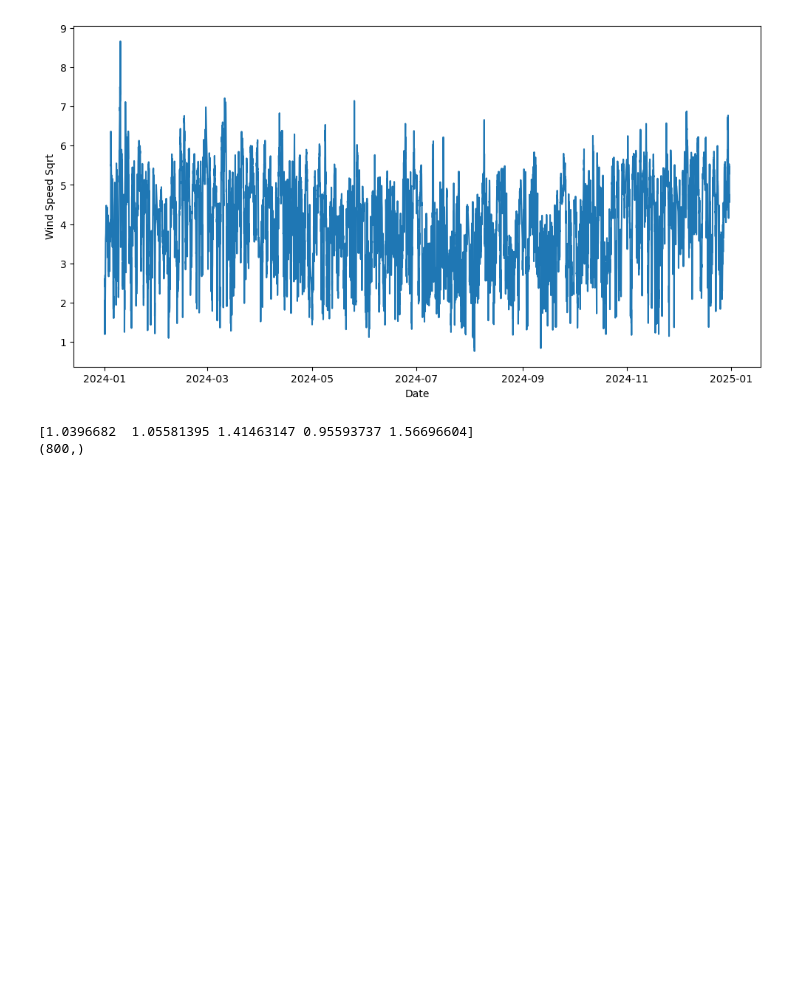
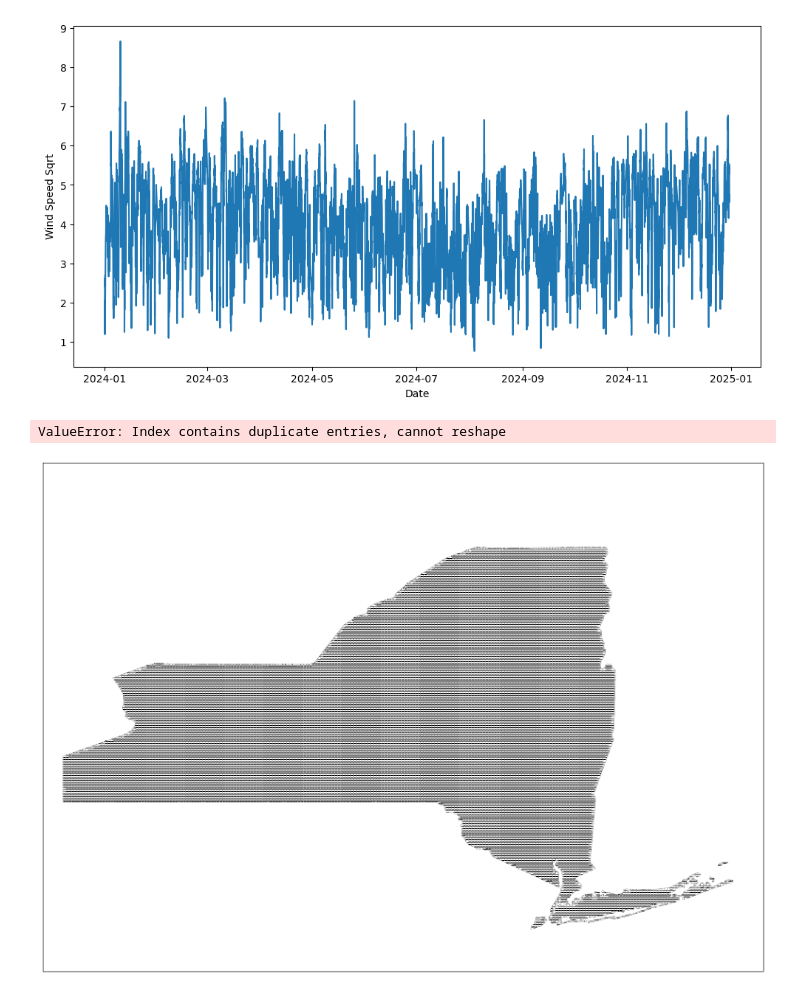
Before and after one commit to samchris0/NY-Wind-Energy-Model, a Jupyter notebook: exploreWind.ipynb, the cells around one changed output. Saved outputs shown, nothing was run; the diff lists cells and outputs as text; code cells hidden in the pictures; blank space fills up the shorter version.

```diff
--- a/exploreWind.ipynb
+++ b/exploreWind.ipynb
@@ -57,6 +57,8 @@ plt.show()
 [figure]
 # %%
 #Get the mean wind speed across the whole year for each location
+import numpy as np
+
 data = pd.DataFrame()
 
 for i in range(1,13):
@@ -68,29 +70,61 @@ for i in range(1,13):
     data = pd.concat([data, df[[col for col in df.columns if '80' in col]]], axis=0)
 
 meanSpeed = np.array(data.apply(np.mean, axis=0))
+meandf = pd.DataFrame([meanSpeed], columns = data.columns)
 
-print(meanSpeed[:5])
-print(meanSpeed.shape)
+df_long = meandf.melt(var_name="variable", value_name="value")
+df_long[["type", "coordinates"]] = df_long["variable"].str.extract(r"(u80|v80)_(\(.*\))")
+meandf = df_long.pivot(index="coordinates", columns="type", values="value").reset_index()
+
+print(meandf.head())
+
+print(meanSpeed)
 
 cov = (meanSpeed-np.mean(meanSpeed)).T @ (meanSpeed-np.mean(meanSpeed))/(len(meanSpeed)-1)
 # %% [output]
-[1.0396682  1.05581395 1.41463147 0.95593737 1.56696604]
-(800,)
+ValueError: Index contains duplicate entries, cannot reshape
 # %%
 #Plot correlation across NY State
 import geopandas as gpd
 from makeNYGrid import makeNYGrid
-
 from shapely.geometry import Polygon, Point
+import matplotlib.pyplot as plt
+from cartopy import crs as ccrs, feature as cfeature
 import cartopy.io.shapereader as shpreader
+from cartopy.feature import ShapelyFeature
+from shapely.geometry import box
+from cartopy.io.img_tiles import Stamen
+import pandas as pd
 
 grid_gdf, centers_gdf, coords_list = makeNYGrid()
 
 #Get NY State Geometry
 url = "/Users/schristianson/Desktop/NY Wind Energy Model/ne_10m_admin_1_states_provinces/ne_10m_admin_1_states_provinces.shp"
 gdf = gpd.read_file(url)
 
 # Filter for New York
 ny_state = gdf[gdf['name'] == 'New York']
 
-ny_geometry = ny_state.geometry
+ny_geometry = ny_state.geometry.iloc[0]
+
+map_extent = [-80, -71.5, 40, 46]
+map_box = box(*map_extent)  # A rectangle covering the map extent
+
+# Subtract the shape geometry from the full extent
+mask_geometry = map_box.difference(ny_geometry)
+
+# Create a map with a PlateCarree projection
+fig, ax = plt.subplots(figsize=(30, 14), subplot_kw={'projection': ccrs.PlateCarree()})
+
+# Set the extent to the mainland U.S.
+ax.set_extent(map_extent, crs=ccrs.PlateCarree())
+
+us_feature = ShapelyFeature([ny_geometry], ccrs.PlateCarree(), facecolor='lightgray', linewidth=0.3,)
+ax.add_feature(us_feature)
+
+for geom in grid_gdf.geometry:
+    geom = geom.intersection(ny_geometry)
+    feature = ShapelyFeature([geom], ccrs.PlateCarree(), edgecolor="black", facecolor='white', linewidth=0.2)
+    ax.add_feature(feature)
+# %% [output]
+[figure, added]
```
Also changed, not shown: parts of 1 cell of this notebook, 3 other files.
